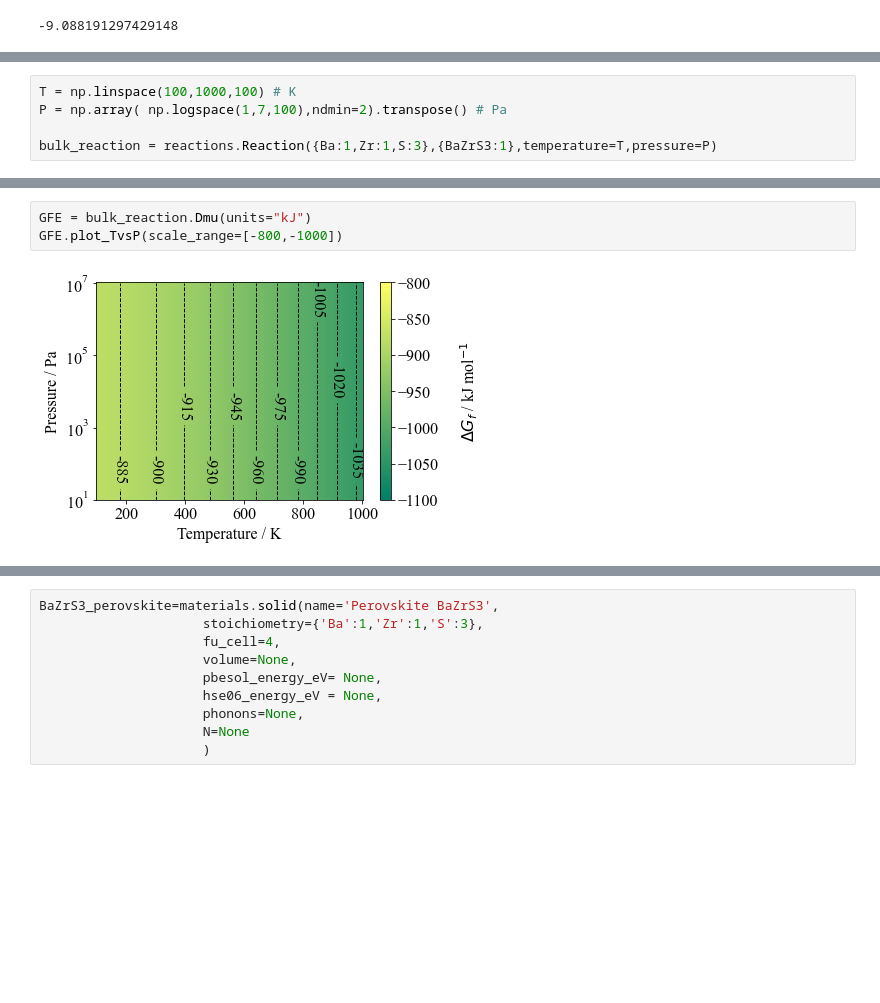
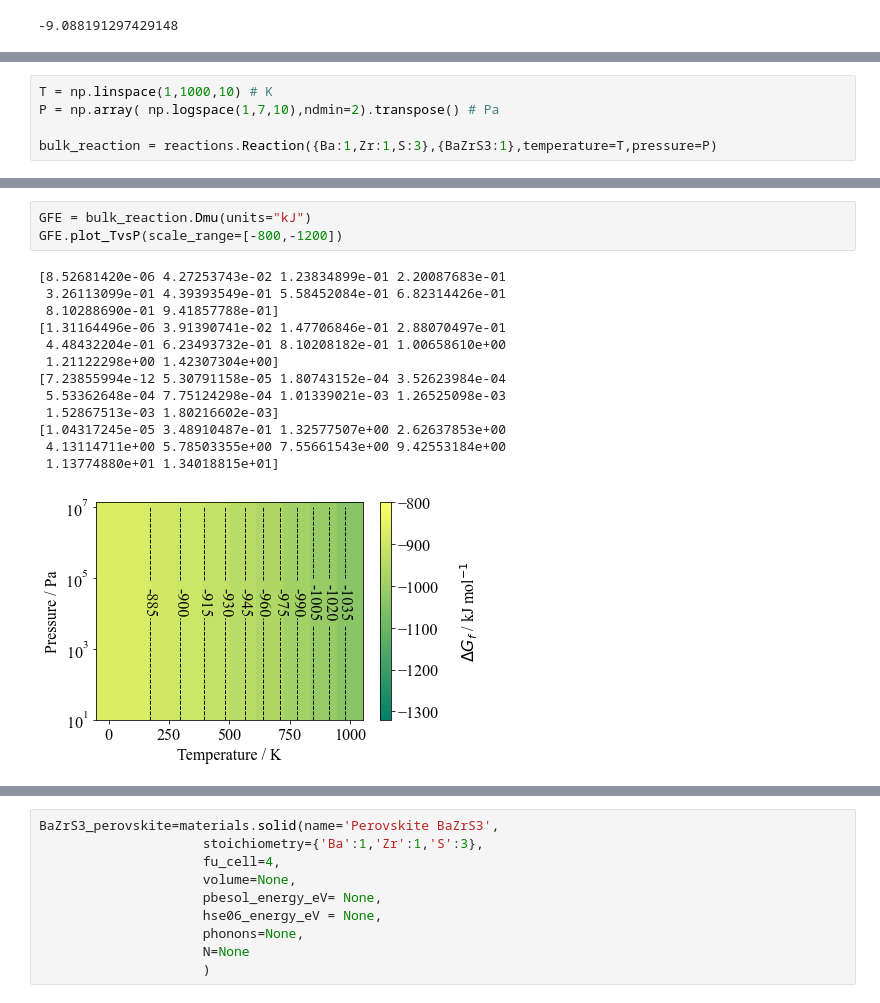
Before and after one commit to NU-CEM/ThermoPot, a Jupyter notebook: BaZrS3/BaZrS3.ipynb, the cells around one changed output, grey strips where cells are left out. Drawn from its saved outputs; the diff is of its cells as text; blank space fills up the shorter version.

```diff
--- a/BaZrS3/BaZrS3.ipynb
+++ b/BaZrS3/BaZrS3.ipynb
@@ -27,6 +31,6 @@ bulk_reaction.Dmu().potential
 # %%
-T = np.linspace(100,1000,100) # K
-P = np.array( np.logspace(1,7,100),ndmin=2).transpose() # Pa
+T = np.linspace(1,1000,10) # K
+P = np.array( np.logspace(1,7,10),ndmin=2).transpose() # Pa
 
 bulk_reaction = reactions.Reaction({Ba:1,Zr:1,S:3},{BaZrS3:1},temperature=T,pressure=P)
 # %%
@@ -48,8 +68,20 @@ array([[ -9.10942712,  -9.11501307,  -9.12111393, ..., -10.73490946,
 # %%
 GFE = bulk_reaction.Dmu(units="kJ")
-GFE.plot_TvsP(scale_range=[-800,-1000])
+GFE.plot_TvsP(scale_range=[-800,-1200])
 # %% [output]
+[8.52681420e-06 4.27253743e-02 1.23834899e-01 2.20087683e-01
+ 3.26113099e-01 4.39393549e-01 5.58452084e-01 6.82314426e-01
+ 8.10288690e-01 9.41857788e-01]
+[1.31164496e-06 3.91390741e-02 1.47706846e-01 2.88070497e-01
+ 4.48432204e-01 6.23493732e-01 8.10208182e-01 1.00658610e+00
+ 1.21122298e+00 1.42307304e+00]
+[7.23855994e-12 5.30791158e-05 1.80743152e-04 3.52623984e-04
+ 5.53362648e-04 7.75124298e-04 1.01339021e-03 1.26525098e-03
+ 1.52867513e-03 1.80216602e-03]
+[1.04317245e-05 3.48910487e-01 1.32577507e+00 2.62637853e+00
+ 4.13114711e+00 5.78503355e+00 7.55661543e+00 9.42553184e+00
+ 1.13774880e+01 1.34018815e+01]
-[figure, old version]
+[figure, new version]
 # %%
 S2 = materials.IdealGas("S2",{'S':2},thermo_file="../BaZrS3/nist_janaf/S2.dat",
                         energies={"pbesol":-0.217220682510473e05},zpe_pbesol=0.04421415)
```
Also changed, not shown: parts of 3 cells of this notebook, 4 other files.
